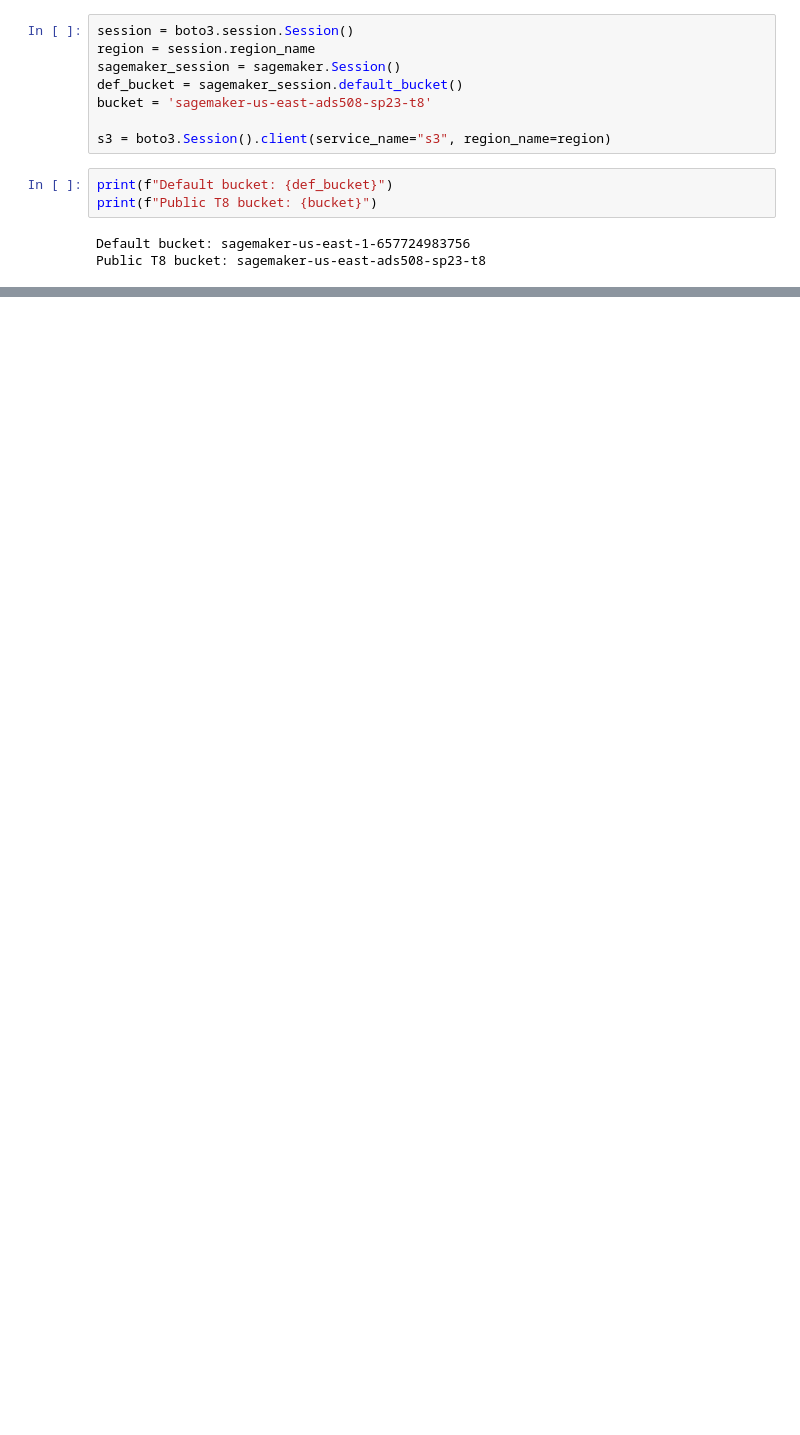
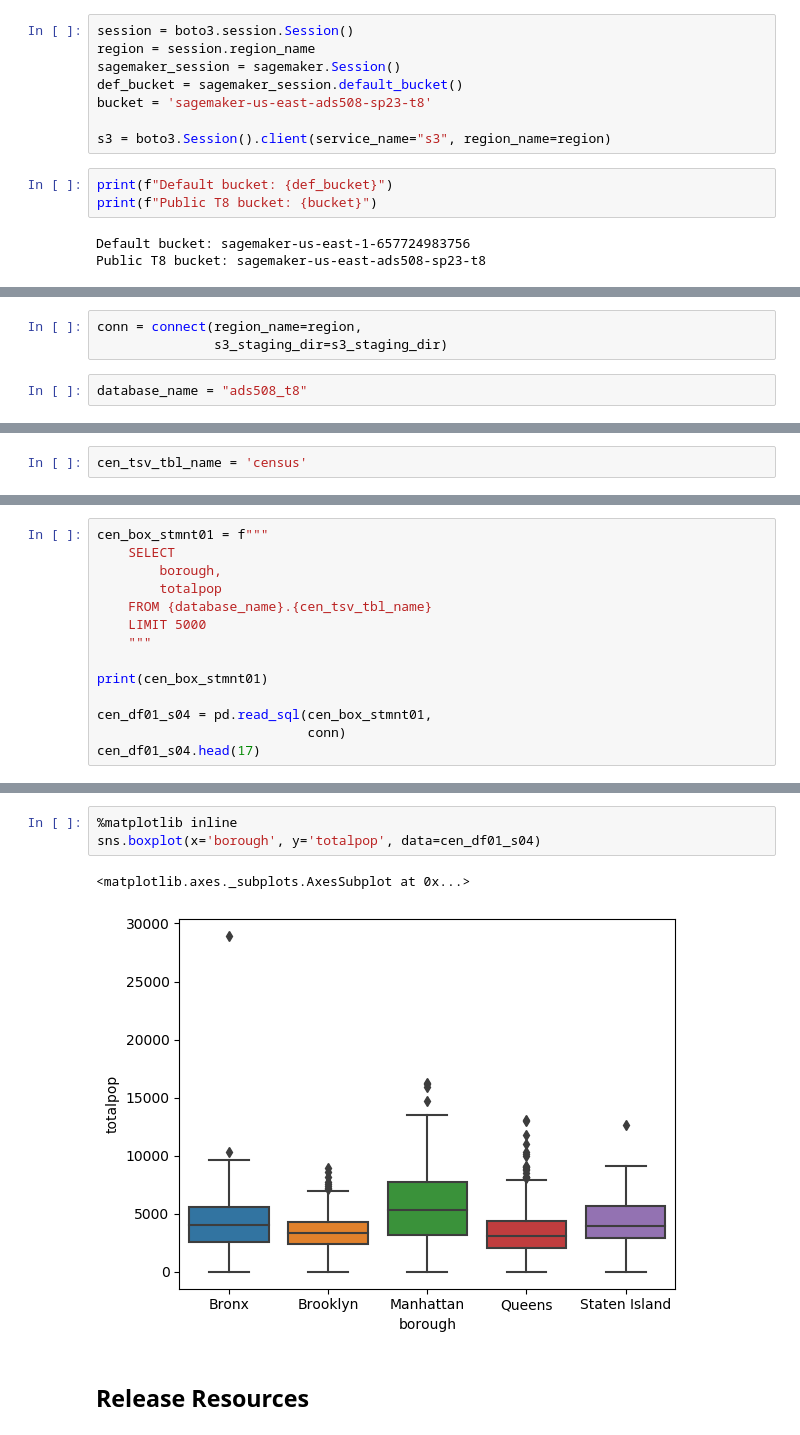
Before and after one commit to amcarr-ds/ML_modeling_using_AWS_proj, a Jupyter notebook: deliverables/01_Preprocess_and_EDA_amc_v1.ipynb, the cells around one changed output, grey strips where cells are left out. Saved outputs shown, nothing was run; the diff lists cells and outputs as text; blank space fills up the shorter version.

```diff
--- a/deliverables/01_Preprocess_and_EDA_amc_v1.ipynb
+++ b/deliverables/01_Preprocess_and_EDA_amc_v1.ipynb
@@ -27,0 +51,5 @@ Public T8 bucket: sagemaker-us-east-ads508-sp23-t8
+# %%
+conn = connect(region_name=region,
+               s3_staging_dir=s3_staging_dir)
+# %%
+database_name = "ads508_t8"
@@ -27,0 +58,2 @@ Public T8 bucket: sagemaker-us-east-ads508-sp23-t8
+# %%
+cen_tsv_tbl_name = 'census'
@@ -27,0 +167,14 @@ Public T8 bucket: sagemaker-us-east-ads508-sp23-t8
+# %%
+cen_box_stmnt01 = f"""
+    SELECT
+        borough,
+        totalpop
+    FROM {database_name}.{cen_tsv_tbl_name}
+    LIMIT 5000
+    """
+
+print(cen_box_stmnt01)
+
+cen_df01_s04 = pd.read_sql(cen_box_stmnt01,
+                           conn)
+cen_df01_s04.head(17)
@@ -27,0 +205,8 @@ Public T8 bucket: sagemaker-us-east-ads508-sp23-t8
+# %%
+%matplotlib inline
+sns.boxplot(x='borough', y='totalpop', data=cen_df01_s04)
+# %% [output]
+<matplotlib.axes._subplots.AxesSubplot at 0x...>
+[figure, added]
+# %% [markdown]
+## Release Resources
```
Also changed, not shown: parts of 12 cells of this notebook.
